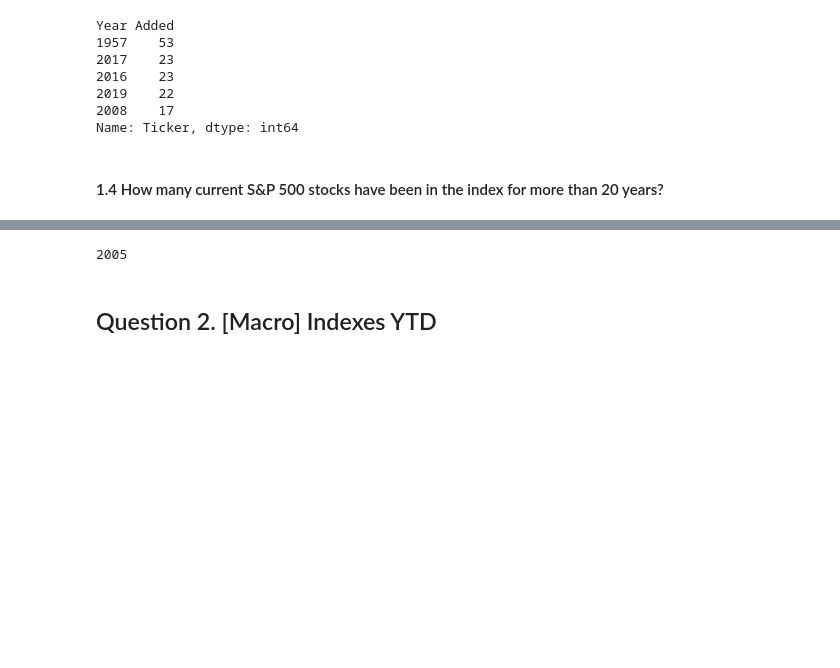
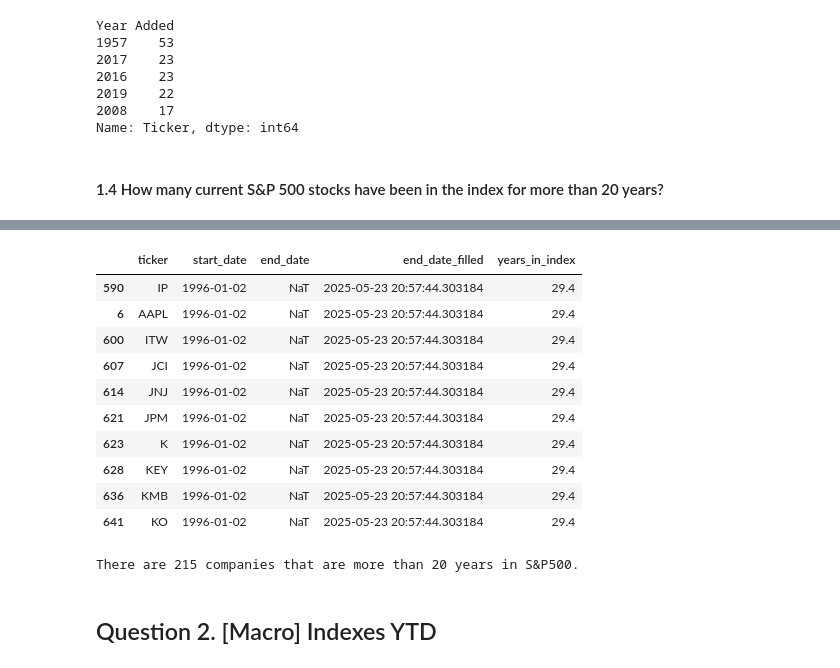
Before and after one commit to Kabalkina/stock_market_analytics_course, a Jupyter notebook: 01-intro-and-data-sources/week1.ipynb, the cells around one changed output, grey strips where cells are left out. Cells and saved outputs as stored; diff of their text form; code cells hidden in the pictures; blank space fills up the shorter version.

```diff
--- a/01-intro-and-data-sources/week1.ipynb
+++ b/01-intro-and-data-sources/week1.ipynb
@@ -98,4 +99,6 @@ Name: Ticker, dtype: int64
 # %% [markdown]
 #### 1.4 How many current S&P 500 stocks have been in the index for more than 20 years?
 # %%
-today = pd.to_datetime('today').normalize().year
+url = "https://raw.githubusercontent.com/fja05680/sp500/refs/heads/master/sp500_ticker_start_end.csv"
+sp500_ticker_start_end = pd.read_csv(url)
+sp500_ticker_start_end.head()
@@ -102,7 +112,35 @@ today = pd.to_datetime('today').normalize().year
 # %%
-today - 20
+# Convert date columns
+sp500_ticker_start_end['start_date'] = pd.to_datetime(sp500_ticker_start_end['start_date'], errors='coerce')
+sp500_ticker_start_end['end_date'] = pd.to_datetime(sp500_ticker_start_end['end_date'], errors='coerce')
-# %% [output]
-2005
+# %%
+# Use today's date for companies still in the index (end_date is NaT)
+sp500_ticker_start_end['end_date_filled'] = sp500_ticker_start_end['end_date'].fillna(pd.Timestamp.today())
+
+# Calculate years in index
+sp500_ticker_start_end['years_in_index'] = (sp500_ticker_start_end['end_date_filled'] - sp500_ticker_start_end['start_date']).dt.days / 365.25
+# %%
+sp500_ticker_start_end['years_in_index'] = round(sp500_ticker_start_end['years_in_index'],1)
+# %%
+# Filter for current S&P 500 members added over 20 years ago
+mask = (sp500_ticker_start_end['years_in_index'] > 20) & (sp500_ticker_start_end['end_date'].isna())
+sp500_ticker_start_end[mask].sort_values(by='years_in_index', ascending=False).head(10)
+# %% [output]
+|  | ticker | start_date | end_date | end_date_filled | years_in_index |
+| 590 | IP | 1996-01-02 | NaT | 2025-05-23 20:57:44.303184 | 29.4 |
+| 6 | AAPL | 1996-01-02 | NaT | 2025-05-23 20:57:44.303184 | 29.4 |
+| 600 | ITW | 1996-01-02 | NaT | 2025-05-23 20:57:44.303184 | 29.4 |
+| 607 | JCI | 1996-01-02 | NaT | 2025-05-23 20:57:44.303184 | 29.4 |
+| 614 | JNJ | 1996-01-02 | NaT | 2025-05-23 20:57:44.303184 | 29.4 |
+| 621 | JPM | 1996-01-02 | NaT | 2025-05-23 20:57:44.303184 | 29.4 |
+| 623 | K | 1996-01-02 | NaT | 2025-05-23 20:57:44.303184 | 29.4 |
+| 628 | KEY | 1996-01-02 | NaT | 2025-05-23 20:57:44.303184 | 29.4 |
+| 636 | KMB | 1996-01-02 | NaT | 2025-05-23 20:57:44.303184 | 29.4 |
+| 641 | KO | 1996-01-02 | NaT | 2025-05-23 20:57:44.303184 | 29.4 |
+# %%
+print(f"There are {sp500_ticker_start_end[mask].shape[0]} companies that are more than 20 years in S&P500.")
+# %% [output]
+There are 215 companies that are more than 20 years in S&P500.
 # %% [markdown]
 ## Question 2. [Macro] Indexes YTD
 # %%
```
Also changed, not shown: parts of 12 cells of this notebook.
